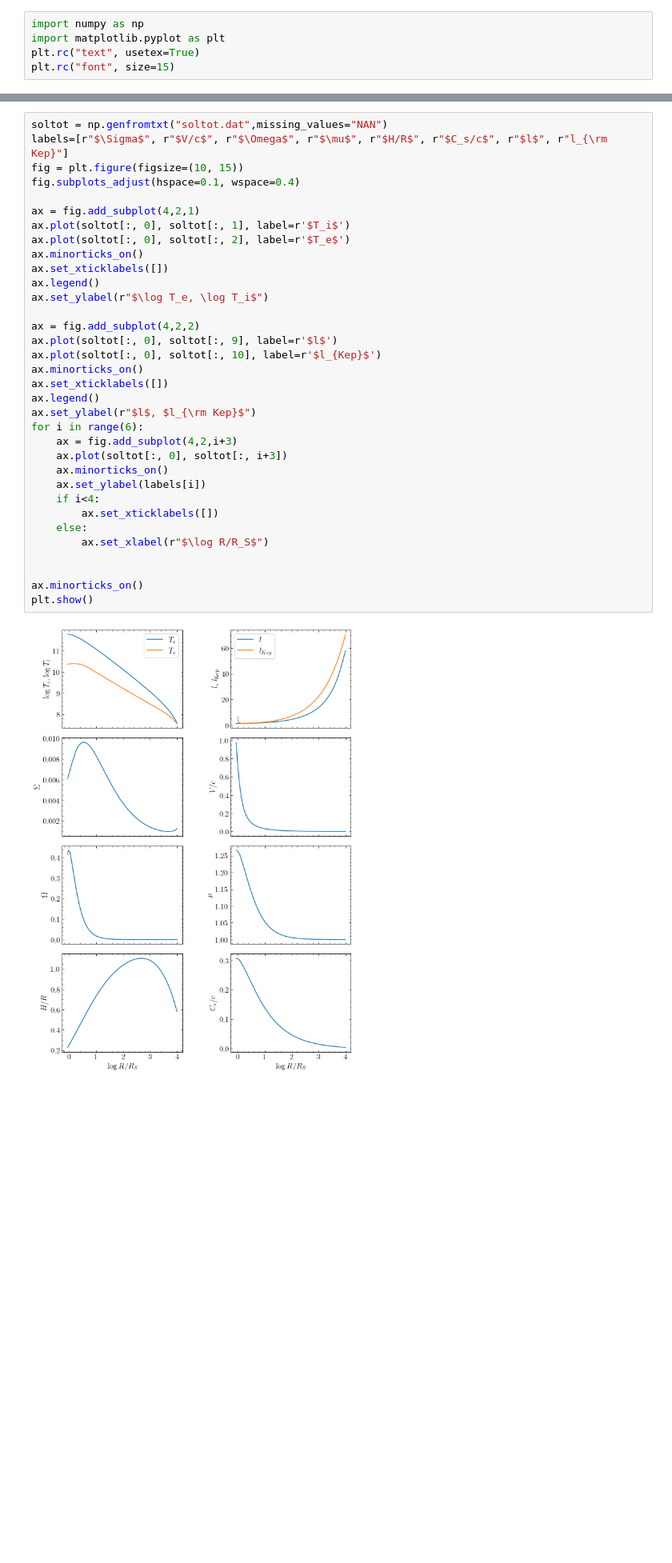
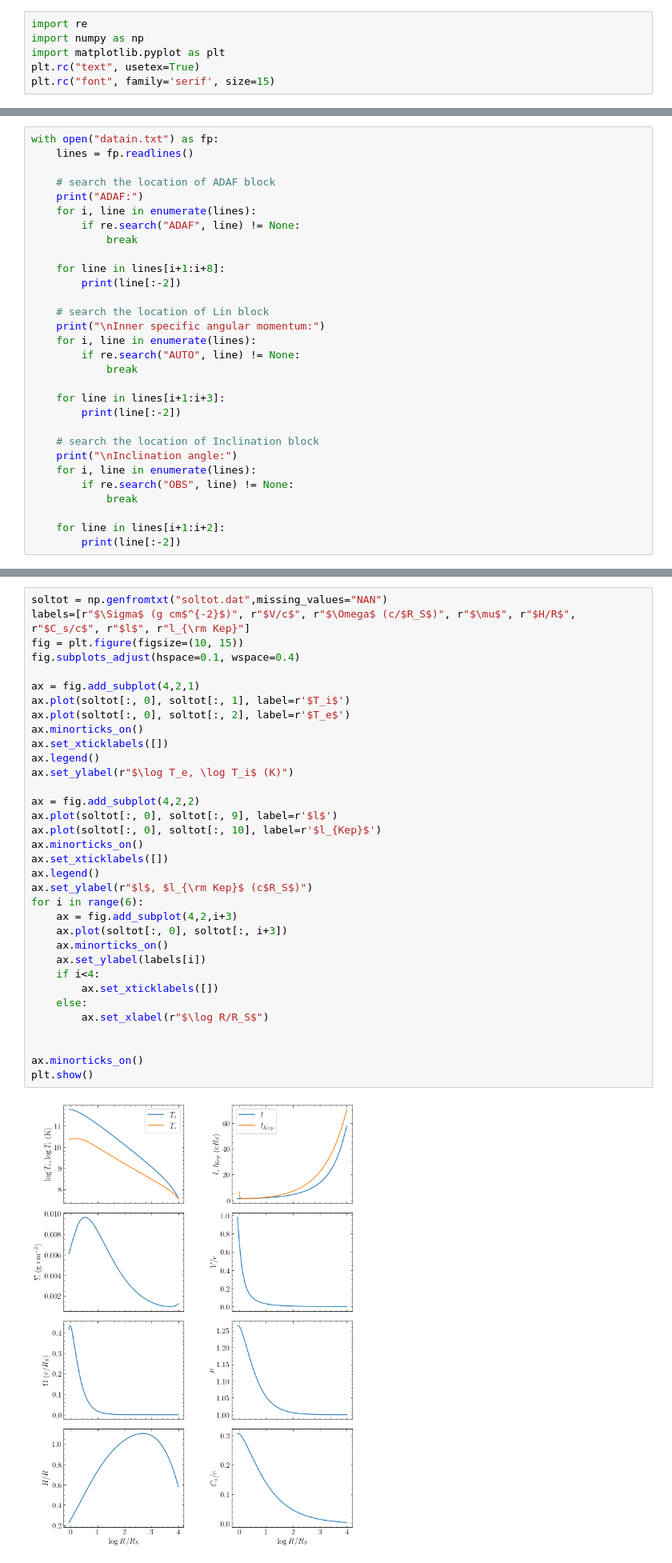
Before and after one commit to LiyrAstroph/Spartan, a Jupyter notebook: data/plot_spartan.ipynb, the cells around one changed output, grey strips where cells are left out. Shown: that part at 80% size. Saved outputs shown, nothing was run; the diff lists cells and outputs as text; blank space fills up the shorter version.

Commit message:
update plot_spartan.

```diff
--- a/data/plot_spartan.ipynb
+++ b/data/plot_spartan.ipynb
@@ -7,7 +8,8 @@ Required packages:
 - Numpy
 - Matplotlib
 # %%
+import re
 import numpy as np
 import matplotlib.pyplot as plt
 plt.rc("text", usetex=True)
-plt.rc("font", size=15)
+plt.rc("font", family='serif', size=15)
@@ -13,0 +20,30 @@ plt.rc("font", size=15)
+# %%
+with open("datain.txt") as fp:
+    lines = fp.readlines()
+
+    # search the location of ADAF block
+    print("ADAF:")
+    for i, line in enumerate(lines):
+        if re.search("ADAF", line) != None:
+            break
+
+    for line in lines[i+1:i+8]:
+        print(line[:-2])
+
+    # search the location of Lin block
+    print("\nInner specific angular momentum:")
+    for i, line in enumerate(lines):
+        if re.search("AUTO", line) != None:
+            break
+
+    for line in lines[i+1:i+3]:
+        print(line[:-2])
+
+    # search the location of Inclination block
+    print("\nInclination angle:")
+    for i, line in enumerate(lines):
+        if re.search("OBS", line) != None:
+            break
+
+    for line in lines[i+1:i+2]:
+        print(line[:-2])
@@ -70,36 +126,36 @@ Plotting ADAF solutions
 # %%
 soltot = np.genfromtxt("soltot.dat",missing_values="NAN")
-labels=[r"$\Sigma$", r"$V/c$", r"$\Omega$", r"$\mu$", r"$H/R$", r"$C_s/c$", r"$l$", r"l_{\rm Kep}"]
+labels=[r"$\Sigma$ (g cm$^{-2}$)", r"$V/c$", r"$\Omega$ (c/$R_S$)", r"$\mu$", r"$H/R$", r"$C_s/c$", r"$l$", r"l_{\rm Kep}"]
 fig = plt.figure(figsize=(10, 15))
 fig.subplots_adjust(hspace=0.1, wspace=0.4)
 
 ax = fig.add_subplot(4,2,1)
 ax.plot(soltot[:, 0], soltot[:, 1], label=r'$T_i$')
 ax.plot(soltot[:, 0], soltot[:, 2], label=r'$T_e$')
 ax.minorticks_on()
 ax.set_xticklabels([])
 ax.legend()
-ax.set_ylabel(r"$\log T_e, \log T_i$")
+ax.set_ylabel(r"$\log T_e, \log T_i$ (K)")
 
 ax = fig.add_subplot(4,2,2)
 ax.plot(soltot[:, 0], soltot[:, 9], label=r'$l$')
 ax.plot(soltot[:, 0], soltot[:, 10], label=r'$l_{Kep}$')
 ax.minorticks_on()
 ax.set_xticklabels([])
 ax.legend()
-ax.set_ylabel(r"$l$, $l_{\rm Kep}$")
+ax.set_ylabel(r"$l$, $l_{\rm Kep}$ (c$R_S$)")
 for i in range(6):
     ax = fig.add_subplot(4,2,i+3)
     ax.plot(soltot[:, 0], soltot[:, i+3])
     ax.minorticks_on()
     ax.set_ylabel(labels[i])
     if i<4:
         ax.set_xticklabels([])
     else:
         ax.set_xlabel(r"$\log R/R_S$")
 
 
 ax.minorticks_on()
 plt.show()
 # %% [output]
-[figure, old version]
+[figure, new version]
```
Also changed, not shown: parts of 7 cells of this notebook.
